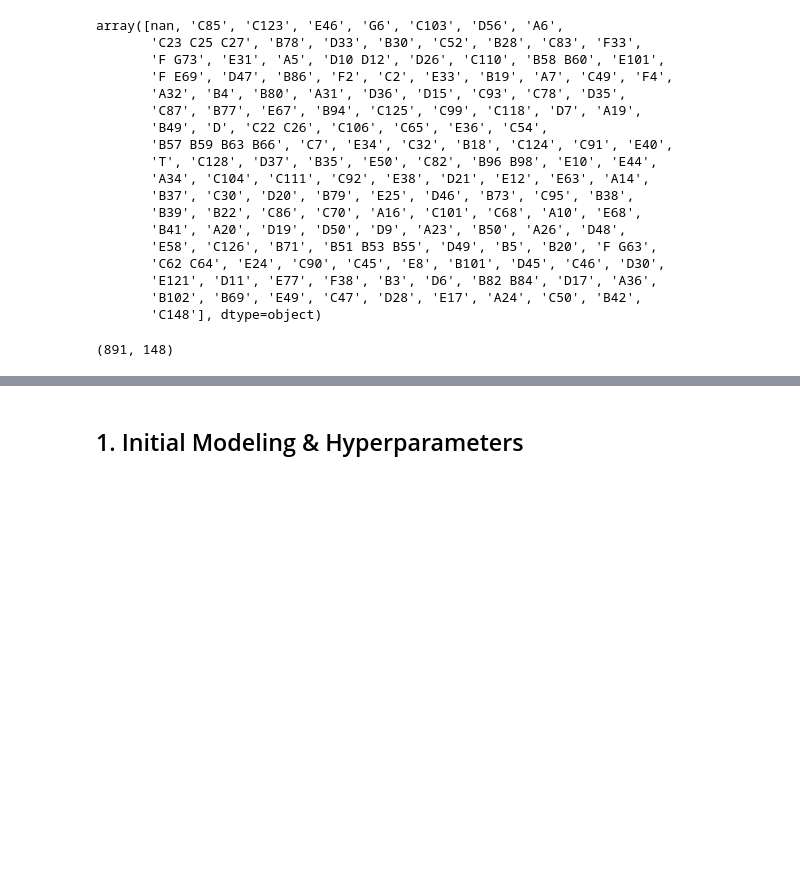
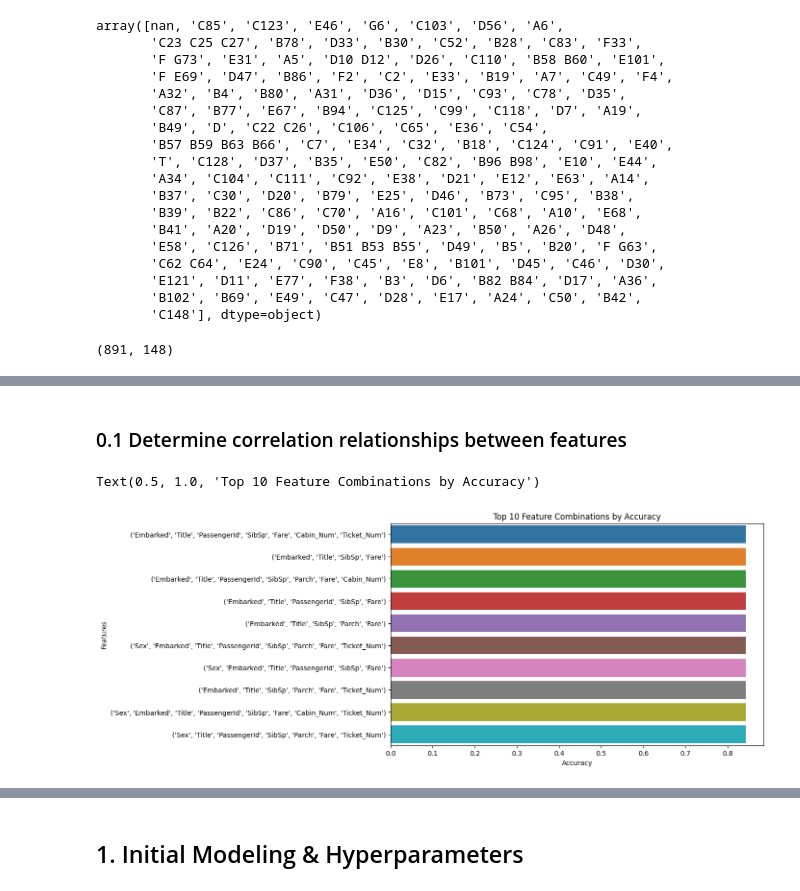
Before and after one commit to bcvilnrotter/kaggle-repos, a Jupyter notebook: titanic-machine-learning-from-disaster.ipynb, the cells around one changed output, grey strips where cells are left out. Cells and saved outputs as stored; diff of their text form; code cells hidden in the pictures; blank space fills up the shorter version.

Commit message:
Kaggle Notebook | Titanic - Machine Learning from Disaster | Version 23

```diff
--- a/titanic-machine-learning-from-disaster.ipynb
+++ b/titanic-machine-learning-from-disaster.ipynb
@@ -138,3 +230,5 @@ def clean_df(df):
 # %%
 # Clean the dataframe before going onto the next step
 titanic_clean = clean_df(titanic_train)
+# %% [markdown]
+### 0.1 Determine correlation relationships between features
@@ -140,0 +254,47 @@ titanic_clean = clean_df(titanic_train)
+# %%
+results = []
+
+categorical_features_clean = ['Sex','Embarked','Title']
+numerical_features_clean = ['PassengerId','Pclass','Age','SibSp','Parch','Fare','Cabin_Num','Ticket_Num']
+
+X = titanic_clean[categorical_features_clean + numerical_features_clean + ['Ticket_ABC']]
+y = titanic_clean['Survived']
+
+X_train,X_valid,y_train,y_valid = train_test_split(X,y,test_size=0.2,stratify=y,random_state=42)
+
+for L in range(1,len(categorical_features_clean + numerical_features_clean) + 1):
+    for feature_combination in itertools.combinations(categorical_features_clean + numerical_features_clean,L):
+        X_train_subset = X_train[list(feature_combination)]
+        X_valid_subset = X_valid[list(feature_combination)]
+
+        preproc = ColumnTransformer(transformers=[
+            ('num',Pipeline([
+                ('imputer',SimpleImputer(strategy='mean')),
+                ('scaler',StandardScaler())
+            ]),[col for col in feature_combination if col in numerical_features_clean]),
+            ('cat',Pipeline([
+                ('imputer',SimpleImputer(strategy='most_frequent')),
+                ('onehot',OneHotEncoder(drop='first'))
+            ]),[col for col in feature_combination if col in categorical_features_clean]),
+            ('ticket',ticket_pipeline,[col for col in feature_combination if col in ['Ticket_ABC']])
+        ],remainder='passthrough')
+
+        pipe = Pipeline(steps=[
+            ('preprocessor',preproc),
+            ('classifier',LogisticRegression(max_iter=1000))
+        ])
+
+        pipe.fit(X_train_subset,y_train)
+        y_pred = pipe.predict(X_valid_subset)
+        accuracy = accuracy_score(y_valid,y_pred)
+        results.append((feature_combination,accuracy))
+
+results_df = pd.DataFrame(results,columns=['Features','Accuracy'])
+# %%
+top_results = results_df.sort_values(by='Accuracy',ascending=False).head(10)
+plt.figure(figsize=(10,6))
+sns.barplot(x='Accuracy',y='Features',data=top_results)
+plt.title('Top 10 Feature Combinations by Accuracy')
+# %% [output]
+Text(0.5, 1.0, 'Top 10 Feature Combinations by Accuracy')
+[figure, added]
```
Also changed, not shown: parts of 71 cells of this notebook.
